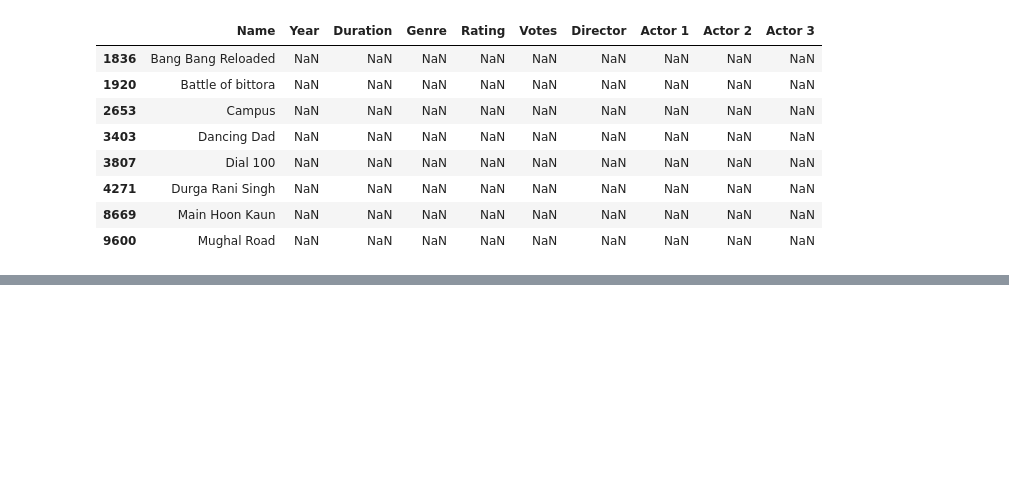
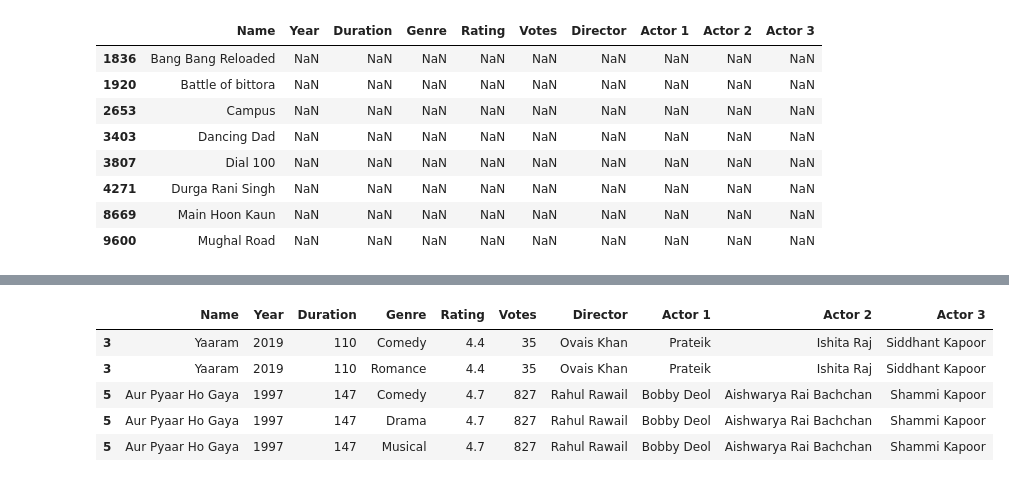
Before and after one commit to Abdullah-kwl/CODSOFT, a Jupyter notebook: Data Science/(Task-2) Movie Rating Prediction/Movie Rating Prediction.ipynb, the cells around one changed output, grey strips where cells are left out. Drawn from its saved outputs; the diff is of its cells as text; code cells hidden in the pictures; blank space fills up the shorter version.

```diff
--- a/Data Science/(Task-2) Movie Rating Prediction/Movie Rating Prediction.ipynb
+++ b/Data Science/(Task-2) Movie Rating Prediction/Movie Rating Prediction.ipynb
@@ -103,0 +128,26 @@ df[df.iloc[:, 1:9].isna().all(axis=1)]
+# %%
+# Replacing the brackets from year column as observed above
+df['Year'] = df['Year'].str.replace(r'[()]', '', regex=True).astype(int)
+# %%
+# Convert 'Duration' to numeric and replacing the min, while keeping only numerical part
+df['Duration'] = pd.to_numeric(df['Duration'].str.replace(r' min', '', regex=True), errors='coerce')
+# %%
+# Splitting the genre by , to keep only unique genres and replacing the null values with mode
+df['Genre'] = df['Genre'].str.split(', ')
+df = df.explode('Genre')
+df['Genre'].fillna(df['Genre'].mode()[0], inplace=True)
+# %%
+# Convert 'Votes' to numeric and replace the , to keep only numerical part
+df['Votes'] = pd.to_numeric(df['Votes'].str.replace(',', ''), errors='coerce')
+# %%
+#checking duplicate values by Name and Year
+
+duplicate = df.groupby(['Name', 'Year']).filter(lambda x: len(x) > 1)
+duplicate.head(5)
+# %% [output]
+|  | Name | Year | Duration | Genre | Rating | Votes | Director | Actor 1 | Actor 2 | Actor 3 |
+| 3 | Yaaram | 2019 | 110 | Comedy | 4.4 | 35 | Ovais Khan | Prateik | Ishita Raj | Siddhant Kapoor |
+| 3 | Yaaram | 2019 | 110 | Romance | 4.4 | 35 | Ovais Khan | Prateik | Ishita Raj | Siddhant Kapoor |
+| 5 | Aur Pyaar Ho Gaya | 1997 | 147 | Comedy | 4.7 | 827 | Rahul Rawail | Bobby Deol | Aishwarya Rai Bachchan | Shammi Kapoor |
+| 5 | Aur Pyaar Ho Gaya | 1997 | 147 | Drama | 4.7 | 827 | Rahul Rawail | Bobby Deol | Aishwarya Rai Bachchan | Shammi Kapoor |
+| 5 | Aur Pyaar Ho Gaya | 1997 | 147 | Musical | 4.7 | 827 | Rahul Rawail | Bobby Deol | Aishwarya Rai Bachchan | Shammi Kapoor |
```
Also changed, not shown: parts of 16 cells of this notebook.
